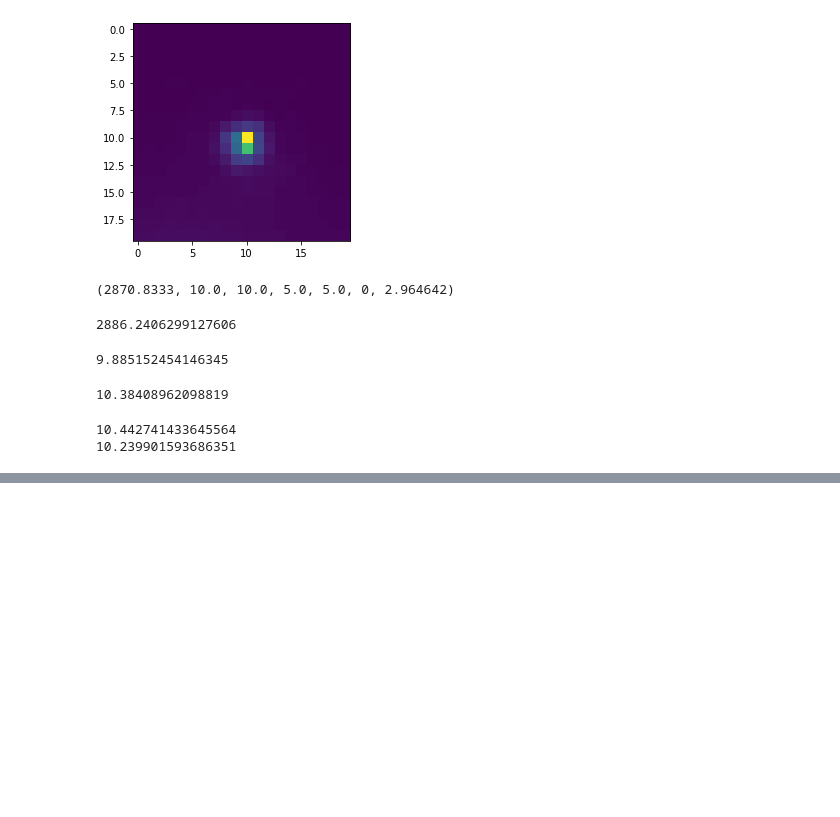
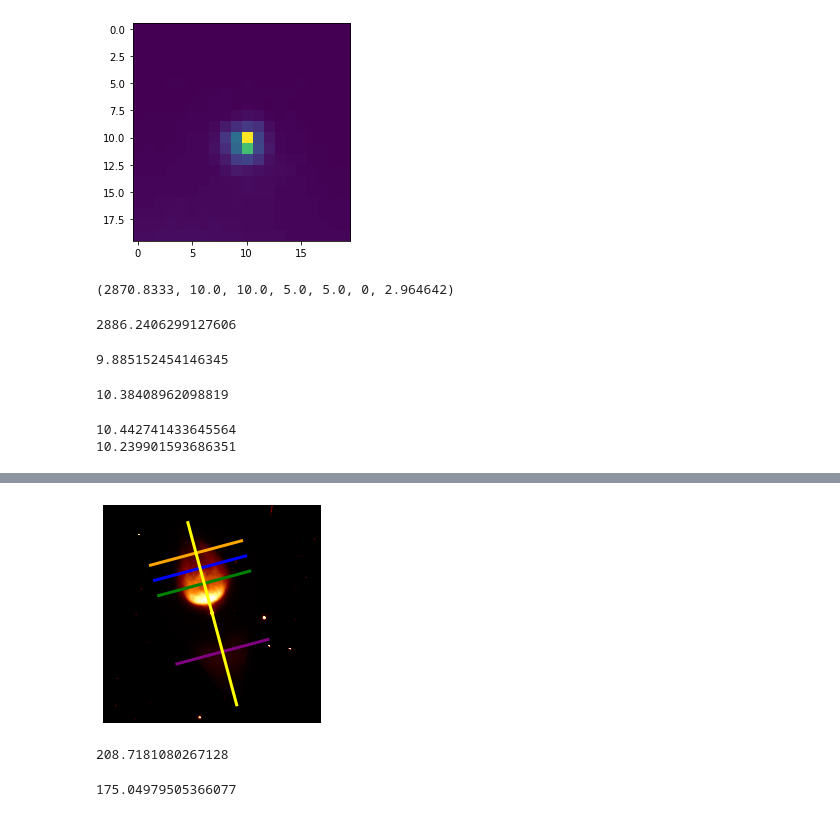
Before and after one commit to yunqibillyli/Project-Bipolar, a Jupyter notebook: Image Reader.ipynb, the cells around one changed output, grey strips where cells are left out. Drawn from its saved outputs; the diff is of its cells as text; code cells hidden in the pictures; blank space fills up the shorter version.

```diff
--- a/Image Reader.ipynb
+++ b/Image Reader.ipynb
@@ -999,0 +1267,62 @@ print(params[2])
+# %%
+angular_size = 3
+
+plt.imshow(data[center_x - 150 : center_x + 150, center_y - 150 : center_y + 150], vmin = 0, vmax = 350, cmap = 'afmhot', origin = 'lower')
+
+offset = -2
+
+start_y = 150 - sin(angle_degrees * pi / 180) * offset / pixel_size + cos(angle_degrees * pi / 180) * angular_size / pixel_size
+end_y = 150 - sin(angle_degrees * pi / 180) * offset / pixel_size - cos(angle_degrees * pi / 180) * angular_size / pixel_size
+start_x = 150 - cos(angle_degrees * pi / 180) * offset / pixel_size - sin(angle_degrees * pi / 180) * angular_size / pixel_size
+end_x = 150 - cos(angle_degrees * pi / 180) * offset / pixel_size + sin(angle_degrees * pi / 180) * angular_size / pixel_size
+
+plt.plot([start_x, end_x], [start_y, end_y], color = 'green', linewidth = 3)
+
+offset = -3
+
+start_y = 150 - sin(angle_degrees * pi / 180) * offset / pixel_size + cos(angle_degrees * pi / 180) * angular_size / pixel_size
+end_y = 150 - sin(angle_degrees * pi / 180) * offset / pixel_size - cos(angle_degrees * pi / 180) * angular_size / pixel_size
+start_x = 150 - cos(angle_degrees * pi / 180) * offset / pixel_size - sin(angle_degrees * pi / 180) * angular_size / pixel_size
+end_x = 150 - cos(angle_degrees * pi / 180) * offset / pixel_size + sin(angle_degrees * pi / 180) * angular_size / pixel_size
+
+plt.plot([start_x, end_x], [start_y, end_y], color = 'blue', linewidth = 3)
+
+offset = -4
+
+start_y = 150 - sin(angle_degrees * pi / 180) * offset / pixel_size + cos(angle_degrees * pi / 180) * angular_size / pixel_size
+end_y = 150 - sin(angle_degrees * pi / 180) * offset / pixel_size - cos(angle_degrees * pi / 180) * angular_size / pixel_size
+start_x = 150 - cos(angle_degrees * pi / 180) * offset / pixel_size - sin(angle_degrees * pi / 180) * angular_size / pixel_size
+end_x = 150 - cos(angle_degrees * pi / 180) * offset / pixel_size + sin(angle_degrees * pi / 180) * angular_size / pixel_size
+
+plt.plot([start_x, end_x], [start_y, end_y], color = 'orange', linewidth = 3)
+
+offset = 2.5
+
+start_y = 150 - sin(angle_degrees * pi / 180) * offset / pixel_size + cos(angle_degrees * pi / 180) * angular_size / pixel_size
+end_y = 150 - sin(angle_degrees * pi / 180) * offset / pixel_size - cos(angle_degrees * pi / 180) * angular_size / pixel_size
+start_x = 150 - cos(angle_degrees * pi / 180) * offset / pixel_size - sin(angle_degrees * pi / 180) * angular_size / pixel_size
+end_x = 150 - cos(angle_degrees * pi / 180) * offset / pixel_size + sin(angle_degrees * pi / 180) * angular_size / pixel_size
+
+plt.plot([start_x, end_x], [start_y, end_y], color = 'purple', linewidth = 3)
+
+angular_size = 7
+
+start_y = 150 + np.sin(angle_degrees * np.pi / 180) * angular_size / (0.1013 / 2.196257815841434)
+end_y = 150 - np.sin(angle_degrees * np.pi / 180) * angular_size / (0.1013 / 2.196257815841434)
+start_x = 150 + np.cos(angle_degrees * np.pi / 180) * angular_size / (0.1013 / 2.196257815841434)
+end_x = 150 - np.cos(angle_degrees * np.pi / 180) * angular_size / (0.1013 / 2.196257815841434)
+
+plt.plot([start_x, end_x], [start_y, end_y], color = 'yellow', linewidth = 3)
+
+plt.axis('off')
+plt.show()
+# %% [output]
+[figure, added]
+# %%
+end_x
+# %% [output]
+208.7181080267128
+# %%
+start_x
+# %% [output]
+175.04979505366077
```
Also changed, not shown: parts of 13 cells of this notebook, 13 other files.
